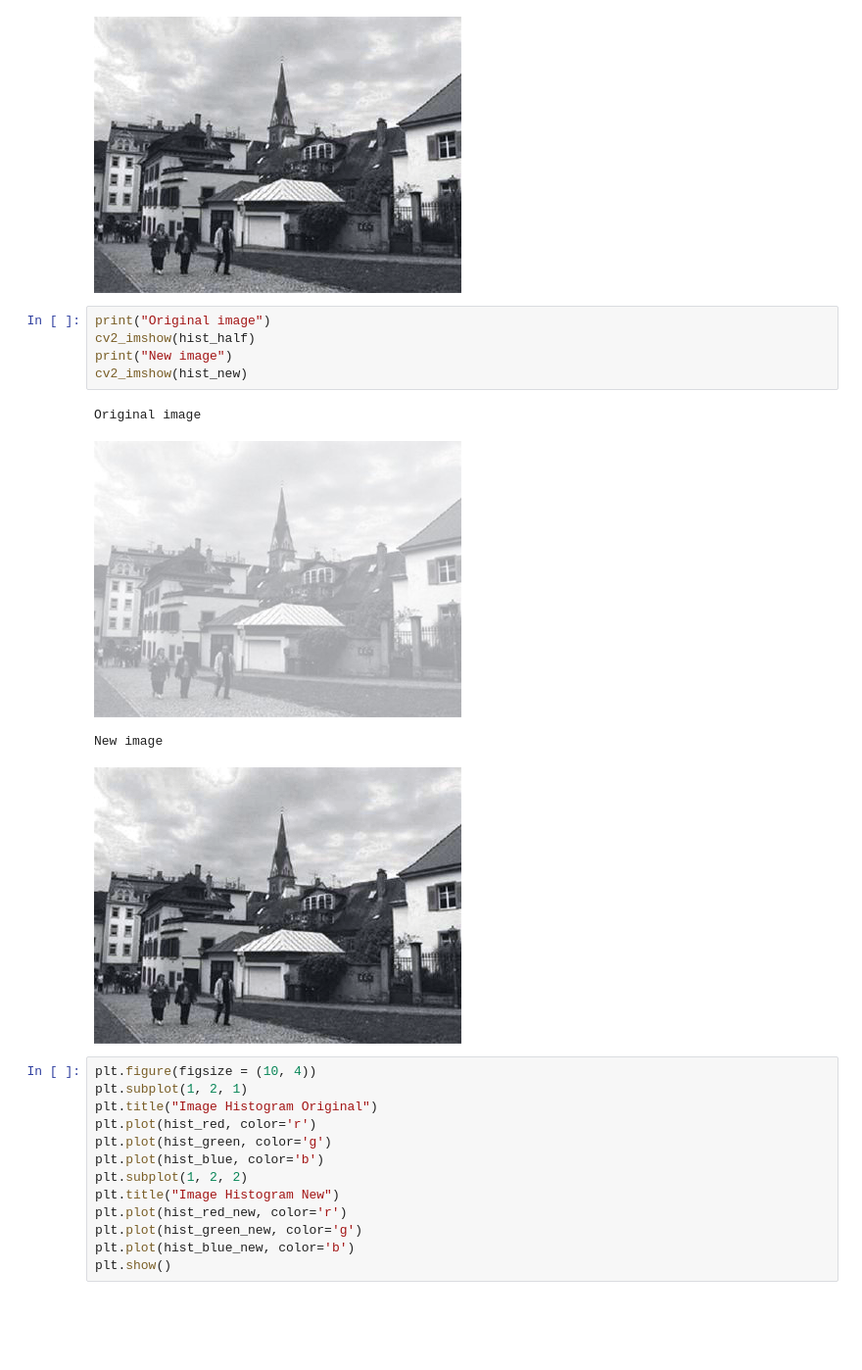
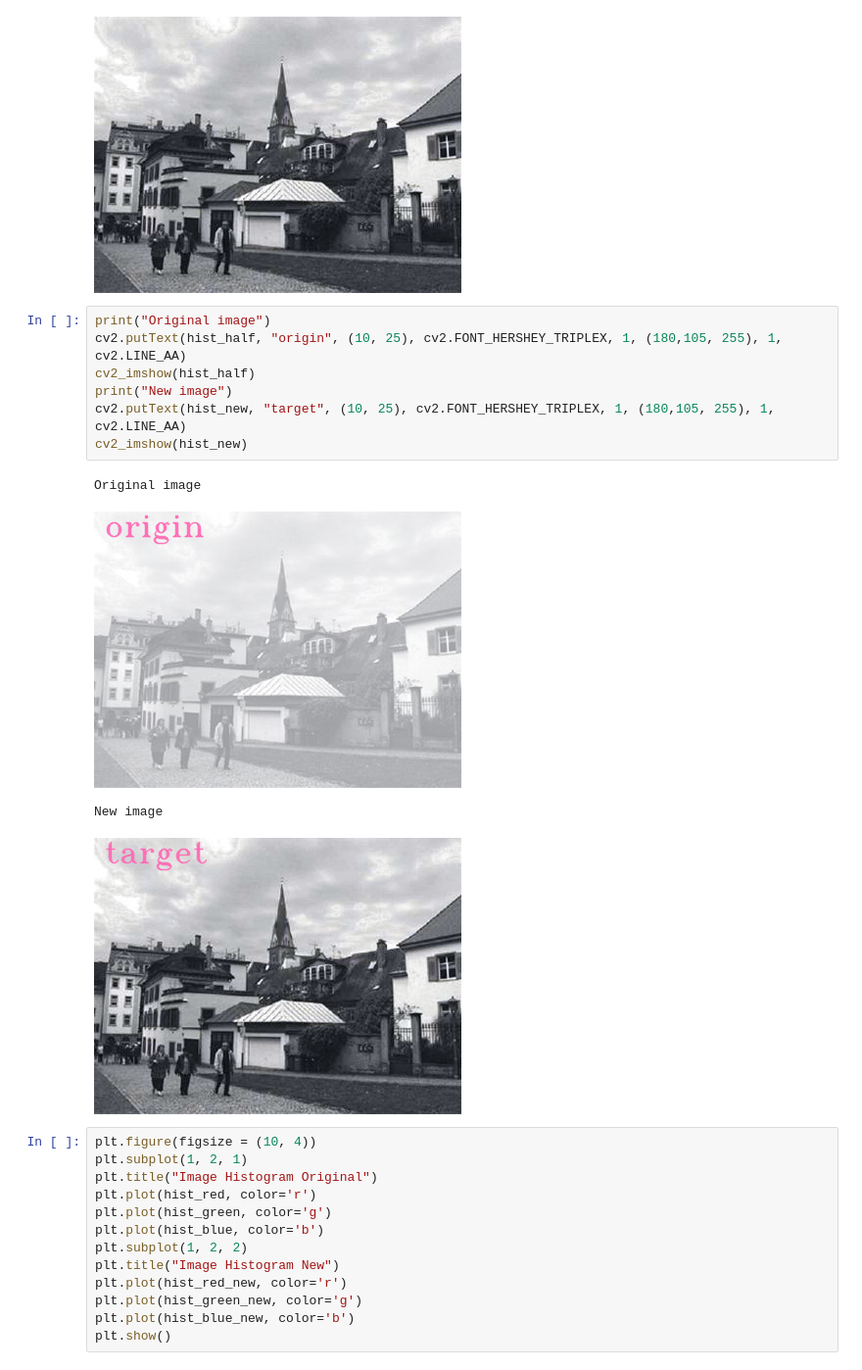
Before and after one commit to hair-loss/Digital-Image-Processing-Homeworks, a Jupyter notebook: 영상처리_HW4.ipynb, the cells around one changed output. Shown at 98% size. Drawn from its saved outputs; the diff is of its cells as text; blank space fills up the shorter version.

```diff
--- a/영상처리_HW4.ipynb
+++ b/영상처리_HW4.ipynb
@@ -71,16 +71,18 @@ plt.show()
 cv2_imshow(hist_new)
 # %% [output]
 [figure]
-# %%
-print("Original image")
-cv2_imshow(hist_half)
-print("New image")
-cv2_imshow(hist_new)
-# %% [output]
-Original image
-[figure, removed]
-New image
-[figure, removed]
+# %%
+print("Original image")
+cv2.putText(hist_half, "origin", (10, 25), cv2.FONT_HERSHEY_TRIPLEX, 1, (180,105, 255), 1, cv2.LINE_AA)
+cv2_imshow(hist_half)
+print("New image")
+cv2.putText(hist_new, "target", (10, 25), cv2.FONT_HERSHEY_TRIPLEX, 1, (180,105, 255), 1, cv2.LINE_AA)
+cv2_imshow(hist_new)
+# %% [output]
+Original image
+[figure, added]
+New image
+[figure, added]
 # %%
 plt.figure(figsize = (10, 4))
 plt.subplot(1, 2, 1)
```
Also changed, not shown: parts of 1 cell of this notebook.
